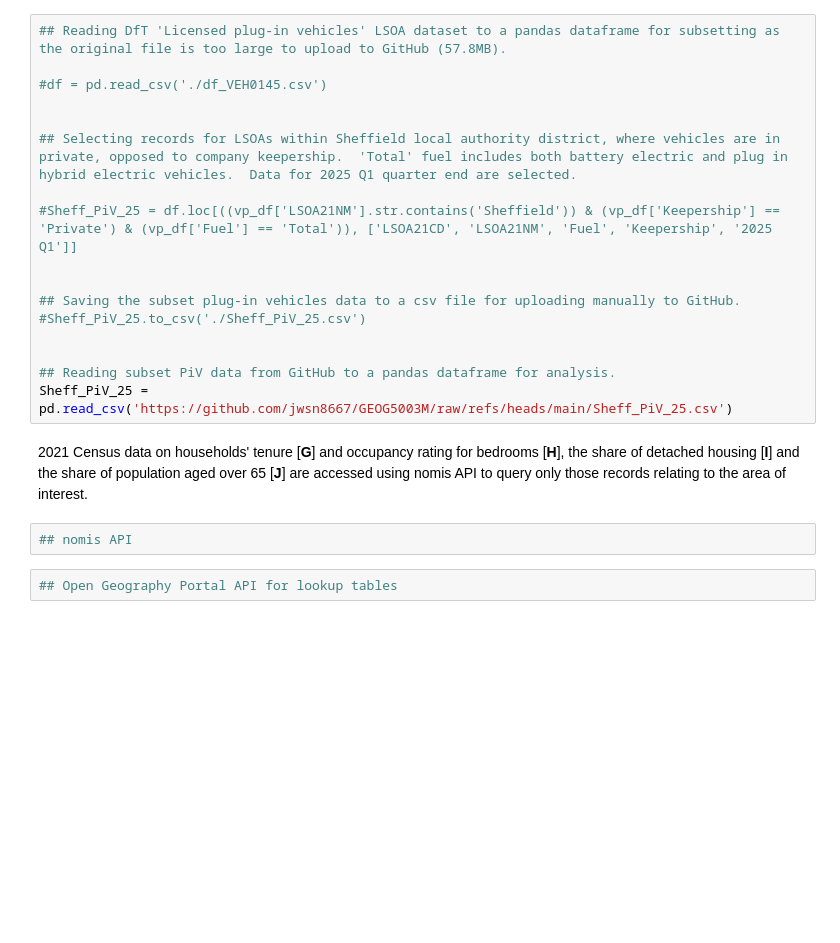
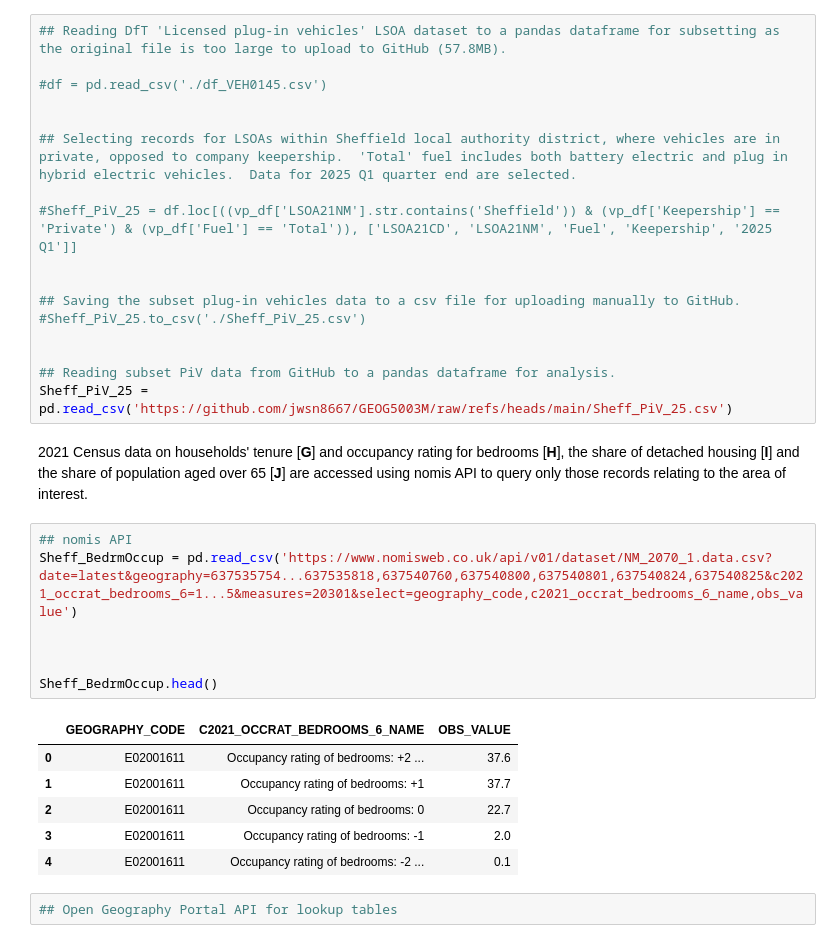
Before and after one commit to jwsn8667/GEOG5003M, a Jupyter notebook: GEOG5003_A2_201913950.ipynb, the cells around one changed output. Saved outputs shown, nothing was run; the diff lists cells and outputs as text; blank space fills up the shorter version.

```diff
--- a/GEOG5003_A2_201913950.ipynb
+++ b/GEOG5003_A2_201913950.ipynb
@@ -252,8 +252,20 @@ A Department for Transport dataset with cumulative counts of licensed plug-in ve
 Sheff_PiV_25 = pd.read_csv('https://github.com/jwsn8667/GEOG5003M/raw/refs/heads/main/Sheff_PiV_25.csv')
 # %% [markdown]
 2021 Census data on households' tenure [**G**] and occupancy rating for bedrooms [**H**], the share of detached housing [**I**] and the share of population aged over 65 [**J**] are accessed using nomis API to query only those records relating to the area of interest.
-# %%
-## nomis API
+# %%
+## nomis API
+Sheff_BedrmOccup = pd.read_csv('https://www.nomisweb.co.uk/api/v01/dataset/NM_2070_1.data.csv?date=latest&geography=637535754...637535818,637540760,637540800,637540801,637540824,637540825&c2021_occrat_bedrooms_6=1...5&measures=20301&select=geography_code,c2021_occrat_bedrooms_6_name,obs_value')
+
+
+
+Sheff_BedrmOccup.head()
+# %% [output]
+|  | GEOGRAPHY_CODE | C2021_OCCRAT_BEDROOMS_6_NAME | OBS_VALUE |
+| 0 | E02001611 | Occupancy rating of bedrooms: +2 ... | 37.6 |
+| 1 | E02001611 | Occupancy rating of bedrooms: +1 | 37.7 |
+| 2 | E02001611 | Occupancy rating of bedrooms: 0 | 22.7 |
+| 3 | E02001611 | Occupancy rating of bedrooms: -1 | 2.0 |
+| 4 | E02001611 | Occupancy rating of bedrooms: -2 ... | 0.1 |
 # %%
 ## Open Geography Portal API for lookup tables
 # %% [markdown]
```
